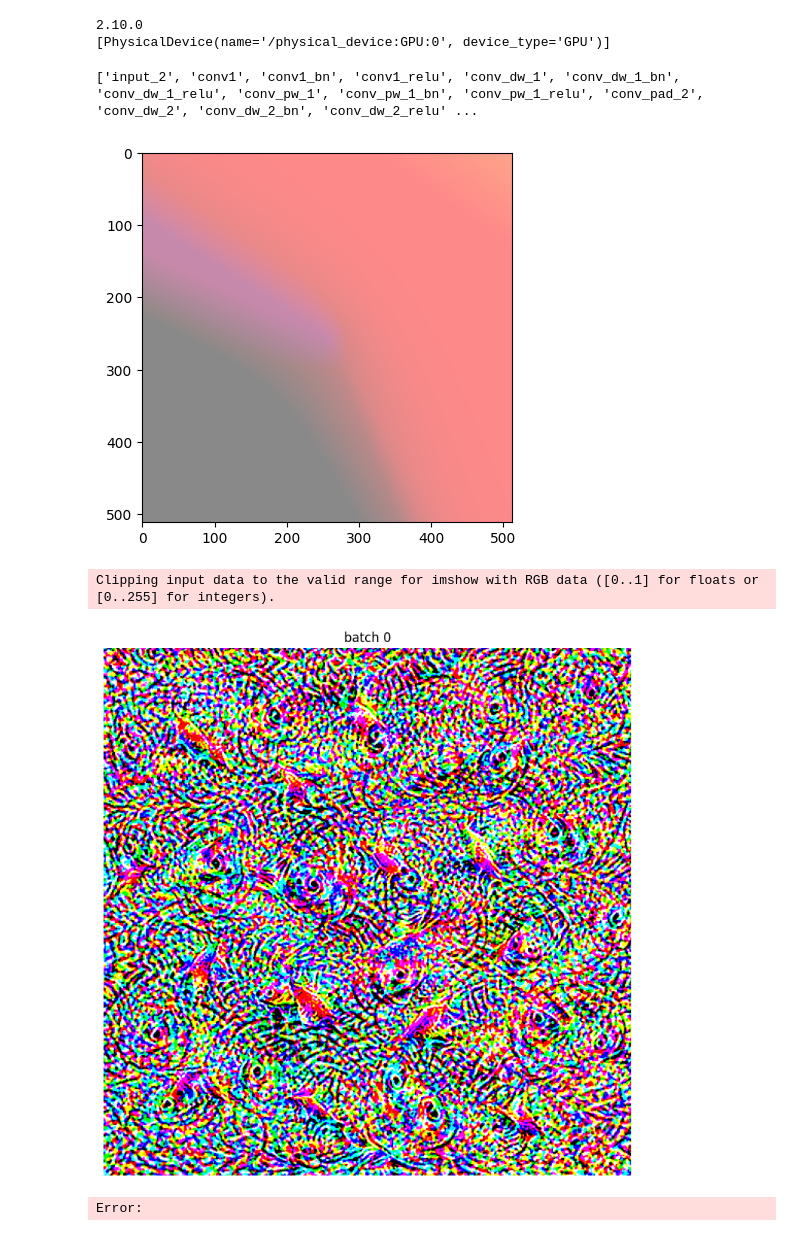
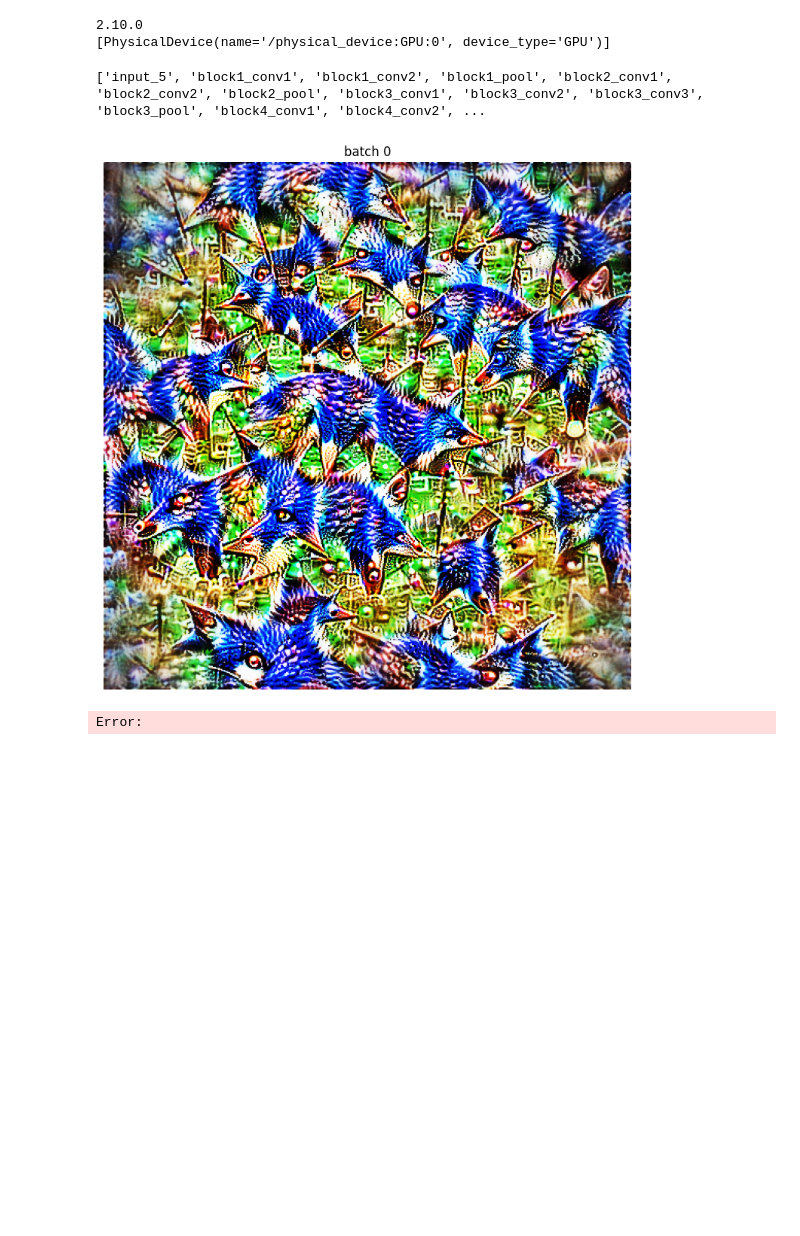
Before and after one commit to Asc13/Afterthought, a Jupyter notebook: main.ipynb, the cells around one changed output. Saved outputs shown, nothing was run; the diff lists cells and outputs as text; code cells hidden in the pictures; blank space fills up the shorter version.

```diff
--- a/main.ipynb
+++ b/main.ipynb
@@ -19,35 +19,25 @@ print(tf.config.list_physical_devices('GPU'))
 2.10.0
 [PhysicalDevice(name='/physical_device:GPU:0', device_type='GPU')]
 # %%
-model = Wrapper('MobileNet')
+model = Wrapper('VGG16')
 
 print(model.layers())
 # %% [output]
-['input_2', 'conv1', 'conv1_bn', 'conv1_relu', 'conv_dw_1', 'conv_dw_1_bn', 'conv_dw_1_relu', 'conv_pw_1', 'conv_pw_1_bn', 'conv_pw_1_relu', 'conv_pad_2', 'conv_dw_2', 'conv_dw_2_bn', 'conv_dw_2_relu' ...
+['input_5', 'block1_conv1', 'block1_conv2', 'block1_pool', 'block2_conv1', 'block2_conv2', 'block2_pool', 'block3_conv1', 'block3_conv2', 'block3_conv3', 'block3_pool', 'block4_conv1', 'block4_conv2', ...
 # %%
-inputs = [(4, 2)]
+p = Parameterization.image_fft(512)
 
-for n, i in enumerate(inputs, start = 1):
-    p = Parameterization.image_cppn(512, num_hidden_channels = i[0],
-                                    num_layers = i[1],
-                                    activation_func = relu_normalized)
+o = Objective.channel(model, -1, 277)
 
-    plt.imshow(p.function[0](p.images[0])[0])
-    plt.show()
-    o = Objective.channel(model, -1, 1)
+images = run(o, p, steps = 1000,
+             learning_rate = 0.1,
+             verbose = False)
 
-    images = run(o, p, steps = 1000,
-                 learning_rate = 0.01,
-                 verbose = False)
+plot_all(images)
 
-    plot_all(images)
-
-    #break
-    #tf.keras.utils.save_img(f'images_doc/param/cpppn-expF-{n}.png', images[0][0])
+tf.keras.utils.save_img(f'images_doc/obj/logits/VGG16.png', images[0][0])
 # %% [output]
-[figure, old version]
+[figure, new version]
-Clipping input data to the valid range for imshow with RGB data ([0..1] for floats or [0..255] for integers).
-[figure, removed]
 # %%
 def decode_img(img):
   # convert the compressed string to a 3D uint8 tensor
```
Also changed, not shown: 56 other files.
